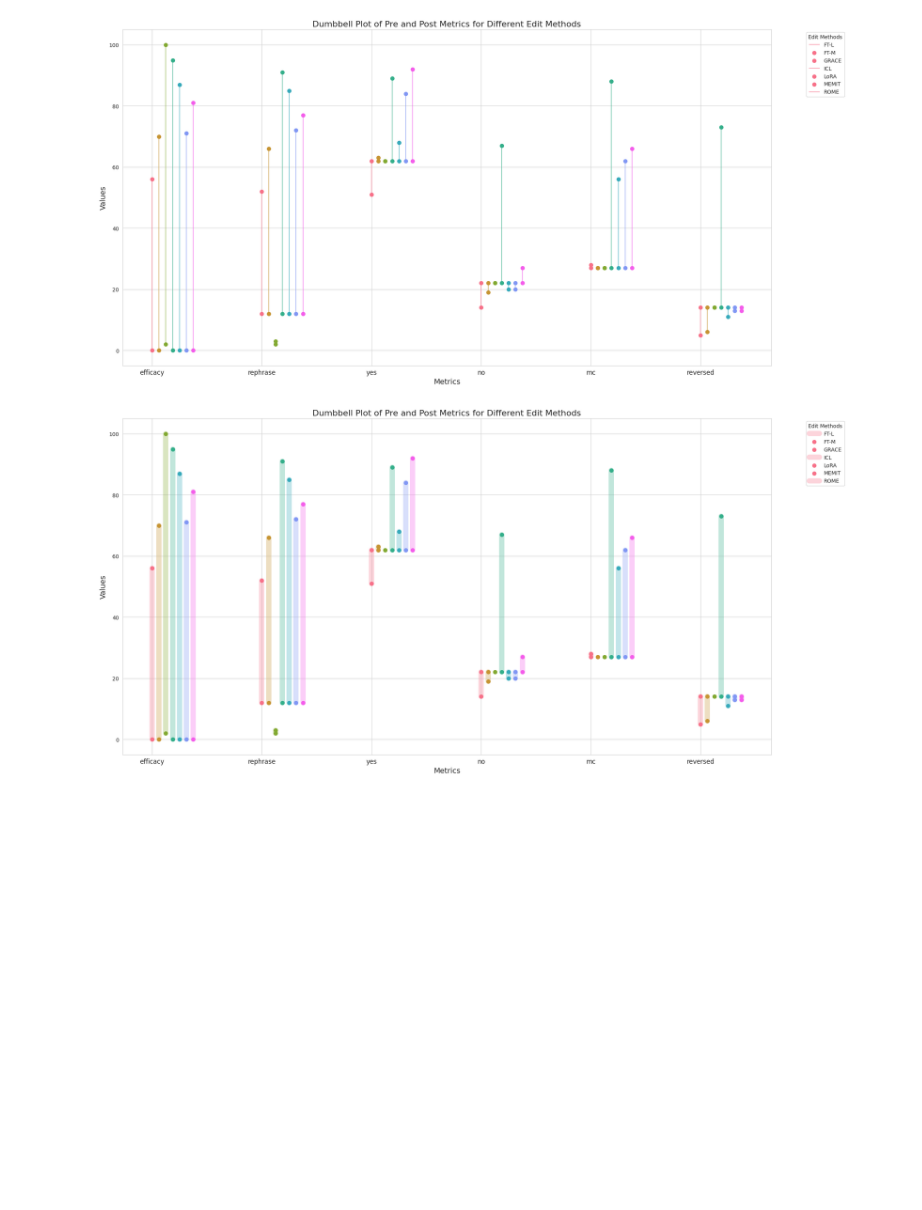
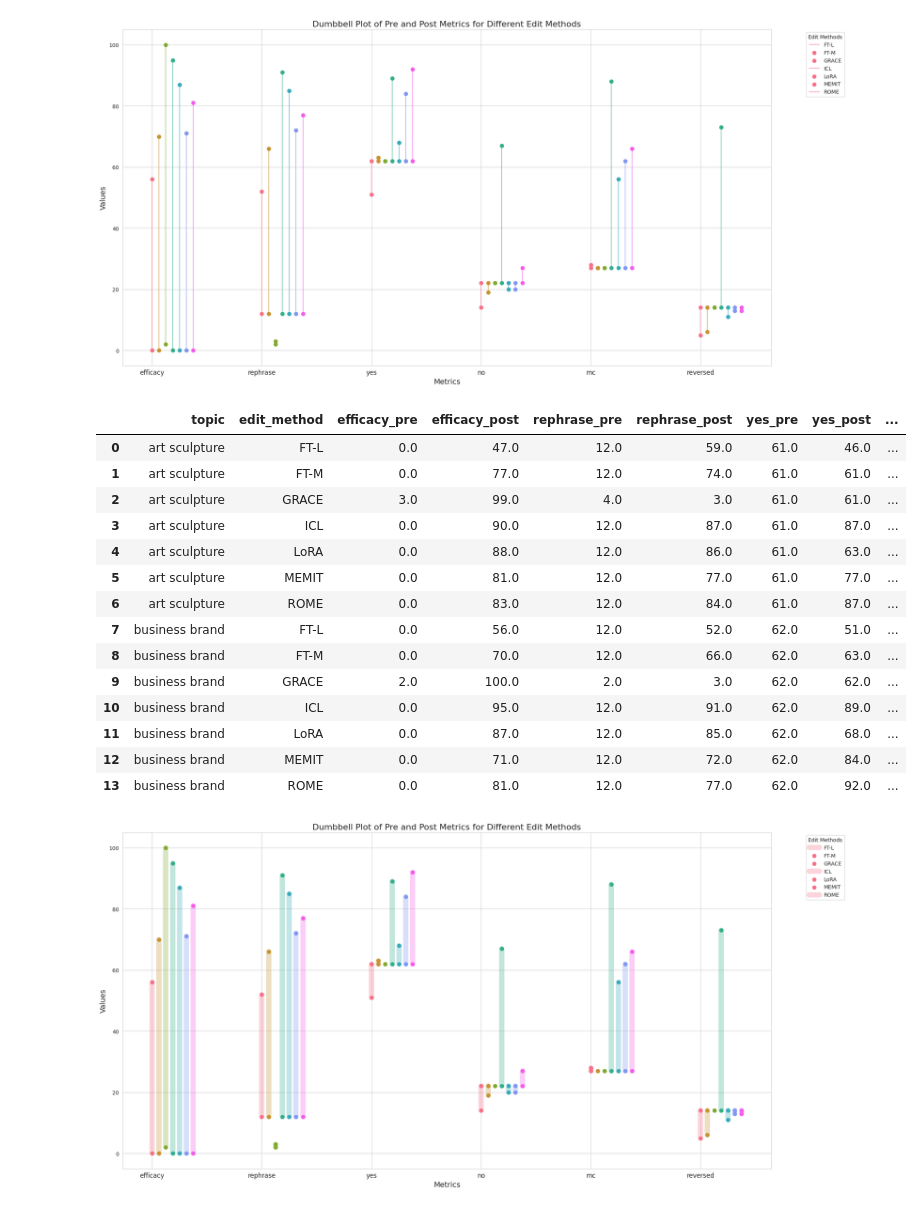
Before and after one commit to BullshiArtist/HalluEditBench, a Jupyter notebook: code/result_summary.ipynb, the cells around one changed output. Drawn from its saved outputs; the diff is of its cells as text; code cells hidden in the pictures; blank space fills up the shorter version.

```diff
--- a/code/result_summary.ipynb
+++ b/code/result_summary.ipynb
@@ -476,6 +498,24 @@ def plot_dumbbell(df):
 plot_dumbbell(df[df['topic'] == 'business brand'])
 # %% [output]
 [figure]
+# %%
+df.head(14)
+# %% [output]
+|  | topic | edit_method | efficacy_pre | efficacy_post | rephrase_pre | rephrase_post | yes_pre | yes_post | ... |
+| 0 | art sculpture | FT-L | 0.0 | 47.0 | 12.0 | 59.0 | 61.0 | 46.0 | ... |
+| 1 | art sculpture | FT-M | 0.0 | 77.0 | 12.0 | 74.0 | 61.0 | 61.0 | ... |
+| 2 | art sculpture | GRACE | 3.0 | 99.0 | 4.0 | 3.0 | 61.0 | 61.0 | ... |
+| 3 | art sculpture | ICL | 0.0 | 90.0 | 12.0 | 87.0 | 61.0 | 87.0 | ... |
+| 4 | art sculpture | LoRA | 0.0 | 88.0 | 12.0 | 86.0 | 61.0 | 63.0 | ... |
+| 5 | art sculpture | MEMIT | 0.0 | 81.0 | 12.0 | 77.0 | 61.0 | 77.0 | ... |
+| 6 | art sculpture | ROME | 0.0 | 83.0 | 12.0 | 84.0 | 61.0 | 87.0 | ... |
+| 7 | business brand | FT-L | 0.0 | 56.0 | 12.0 | 52.0 | 62.0 | 51.0 | ... |
+| 8 | business brand | FT-M | 0.0 | 70.0 | 12.0 | 66.0 | 62.0 | 63.0 | ... |
+| 9 | business brand | GRACE | 2.0 | 100.0 | 2.0 | 3.0 | 62.0 | 62.0 | ... |
+| 10 | business brand | ICL | 0.0 | 95.0 | 12.0 | 91.0 | 62.0 | 89.0 | ... |
+| 11 | business brand | LoRA | 0.0 | 87.0 | 12.0 | 85.0 | 62.0 | 68.0 | ... |
+| 12 | business brand | MEMIT | 0.0 | 71.0 | 12.0 | 72.0 | 62.0 | 84.0 | ... |
+| 13 | business brand | ROME | 0.0 | 81.0 | 12.0 | 77.0 | 62.0 | 92.0 | ... |
 # %%
 import matplotlib.pyplot as plt
 import seaborn as sns
```
Also changed, not shown: parts of 5 cells of this notebook, 17 other files.
